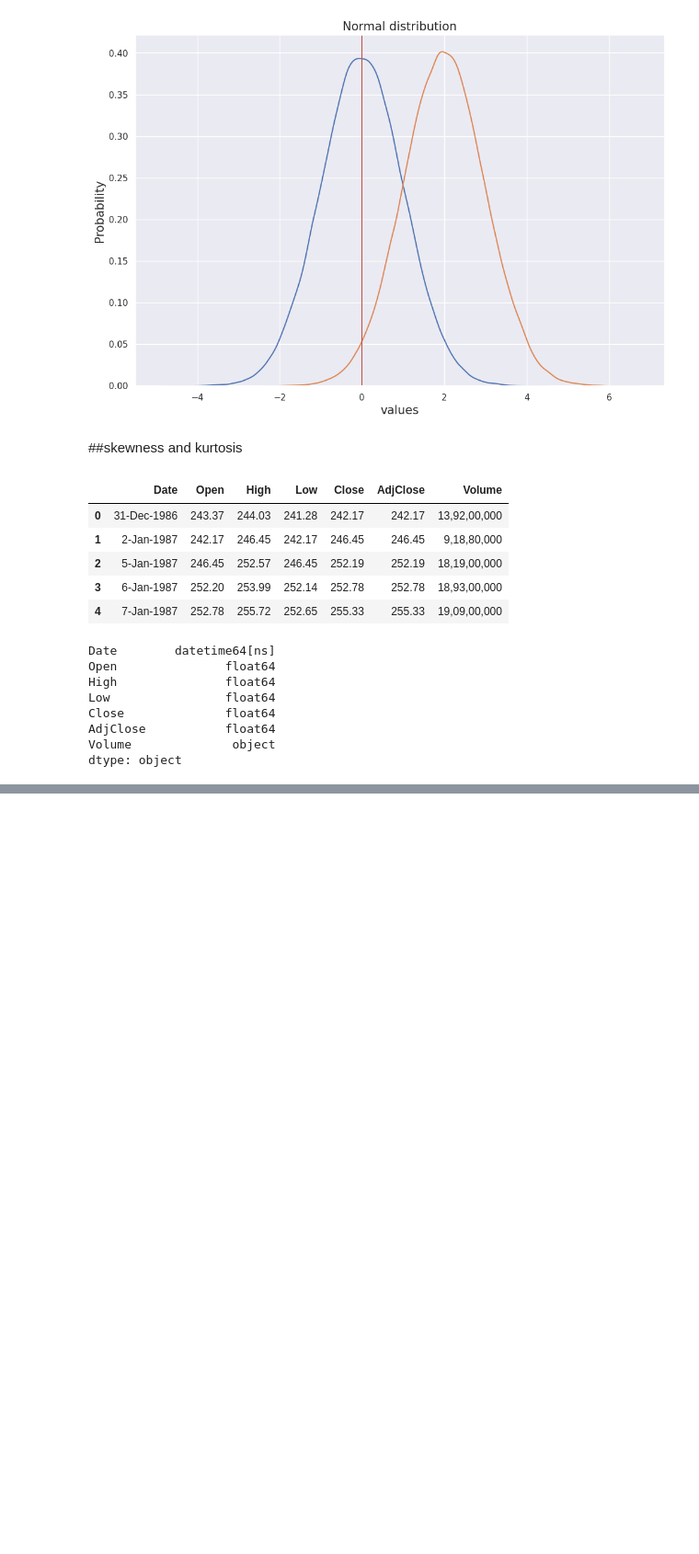
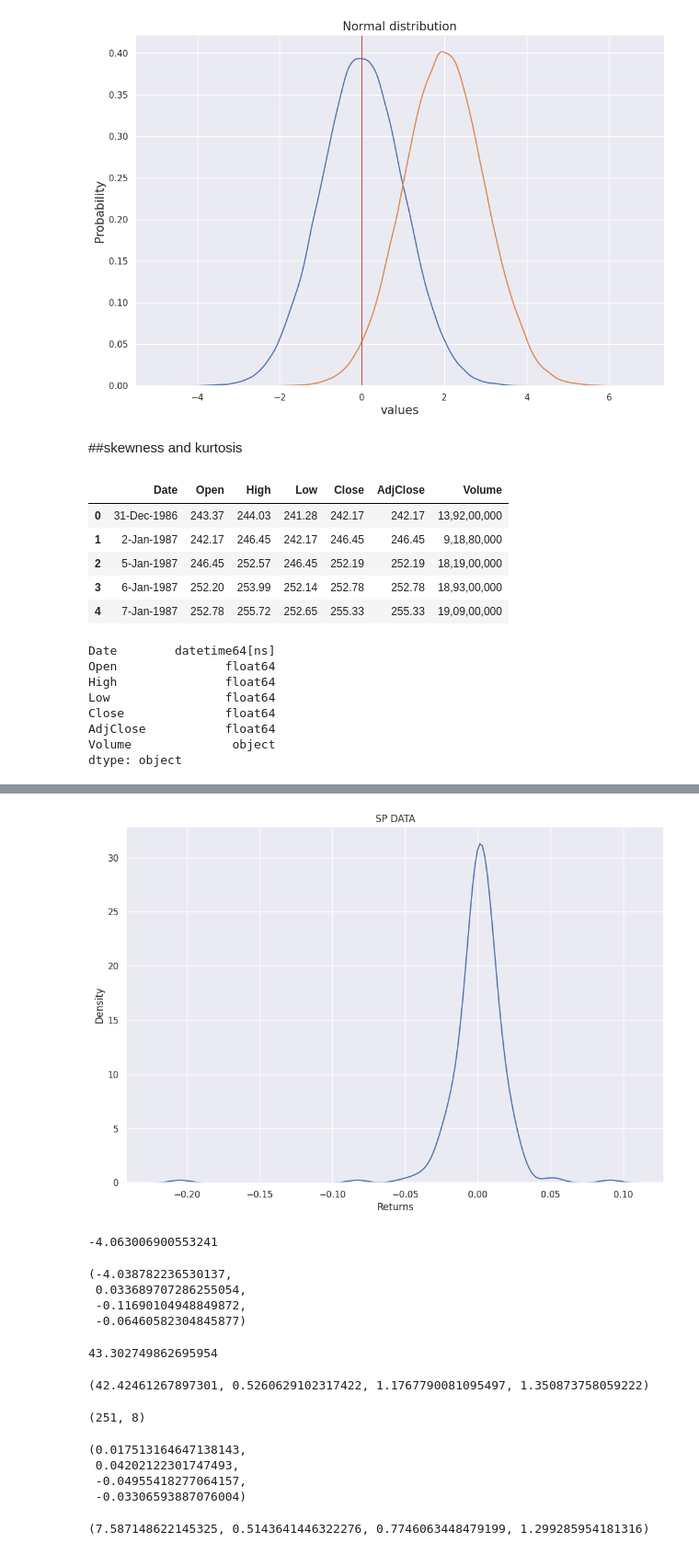
Before and after one commit to santhimaddipudi/Azure-Databricks-project-on-Yelp-Dataset, a Jupyter notebook: Statistics_for_ML.ipynb, the cells around one changed output, grey strips where cells are left out. Shown at 92% size. Cells and saved outputs as stored; diff of their text form; code cells hidden in the pictures; blank space fills up the shorter version.

```diff
--- a/Statistics_for_ML.ipynb
+++ b/Statistics_for_ML.ipynb
@@ -344,0 +375,43 @@ dtype: object
+# %%
+plt.figure(figsize=(12, 8))
+sns.kdeplot(data=sp_data,x='Returns')
+plt.title('SP DATA')
+plt.show()#it shows the left skew in data
+# %% [output]
+[figure, added]
+# %%
+sp_data['Returns'].skew(axis=0)#skew ness
+# %% [output]
+-4.063006900553241
+# %%
+sm.stats.stattools.robust_skewness(sp_data['Returns'])
+# %% [output]
+(-4.038782236530137,
+ 0.033689707286255054,
+ -0.11690104948849872,
+ -0.06460582304845877)
+# %%
+sp_data['Returns'].kurtosis(axis=0)#kurtosis
+# %% [output]
+43.302749862695954
+# %%
+sm.stats.stattools.robust_kurtosis(sp_data['Returns'])
+# %% [output]
+(42.42461267897301, 0.5260629102317422, 1.1767790081095497, 1.350873758059222)
+# %%
+#remove one extreme value and check skewness
+sp_data_withoutoct19=sp_data[sp_data['Date']!='1987-10-19']
+sp_data_withoutoct19.shape
+# %% [output]
+(251, 8)
+# %%
+sm.stats.stattools.robust_skewness(sp_data_withoutoct19['Returns'])
+# %% [output]
+(0.017513164647138143,
+ 0.04202122301747493,
+ -0.04955418277064157,
+ -0.03306593887076004)
+# %%
+sm.stats.stattools.robust_kurtosis(sp_data_withoutoct19['Returns'],excess=True)
+# %% [output]
+(7.587148622145325, 0.5143641446322276, 0.7746063448479199, 1.299285954181316)
```
Also changed, not shown: parts of 5 cells of this notebook.
